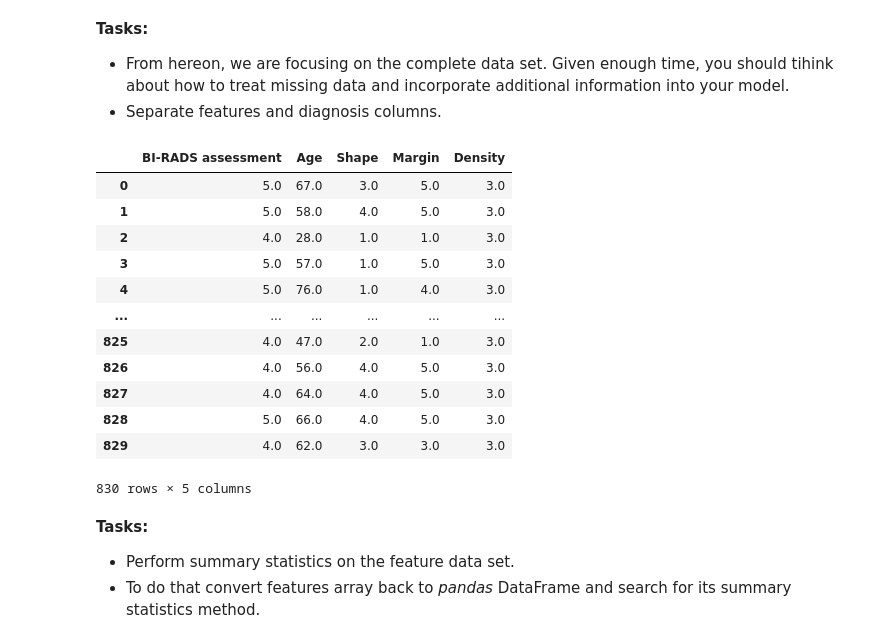
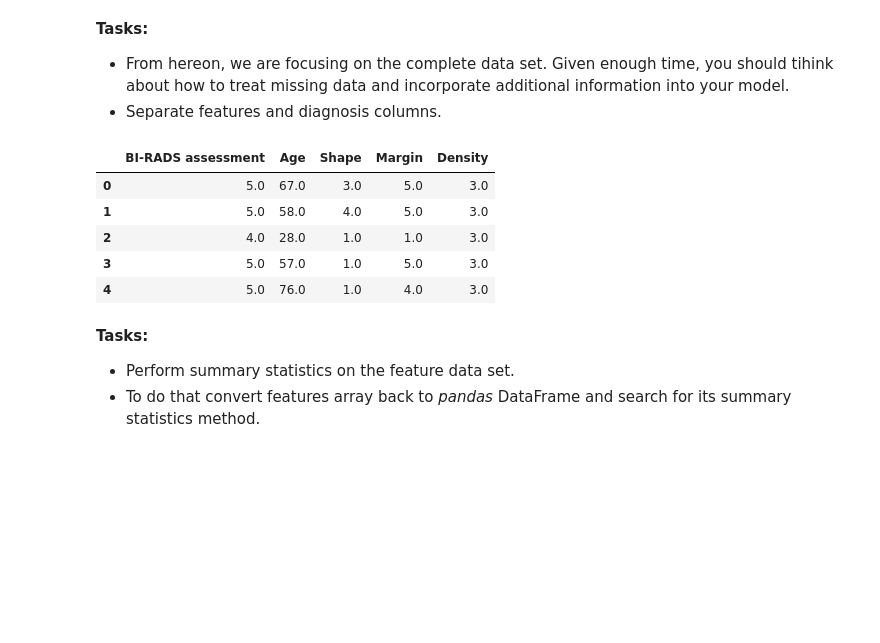
Before and after one commit to akausas/Hackathon_Autumn2019_Challenge, a Jupyter notebook: Hackathon_Challenge.ipynb, the cells around one changed output. Cells and saved outputs as stored; diff of their text form; code cells hidden in the pictures; blank space fills up the shorter version.

```diff
--- a/Hackathon_Challenge.ipynb
+++ b/Hackathon_Challenge.ipynb
@@ -376,21 +376,14 @@ y = complete['Severity']
 X = complete.copy()
 X.drop('Severity', axis=1, inplace=True)
 # %%
-X
+X.head()
 # %% [output]
 |  | BI-RADS assessment | Age | Shape | Margin | Density |
 | 0 | 5.0 | 67.0 | 3.0 | 5.0 | 3.0 |
 | 1 | 5.0 | 58.0 | 4.0 | 5.0 | 3.0 |
 | 2 | 4.0 | 28.0 | 1.0 | 1.0 | 3.0 |
 | 3 | 5.0 | 57.0 | 1.0 | 5.0 | 3.0 |
 | 4 | 5.0 | 76.0 | 1.0 | 4.0 | 3.0 |
-| ... | ... | ... | ... | ... | ... |
-| 825 | 4.0 | 47.0 | 2.0 | 1.0 | 3.0 |
-| 826 | 4.0 | 56.0 | 4.0 | 5.0 | 3.0 |
-| 827 | 4.0 | 64.0 | 4.0 | 5.0 | 3.0 |
-| 828 | 5.0 | 66.0 | 4.0 | 5.0 | 3.0 |
-| 829 | 4.0 | 62.0 | 3.0 | 3.0 | 3.0 |
-830 rows × 5 columns
 # %% [markdown]
 __Tasks:__
 
```
Also changed, not shown: parts of 16 cells of this notebook, 2 other files.
